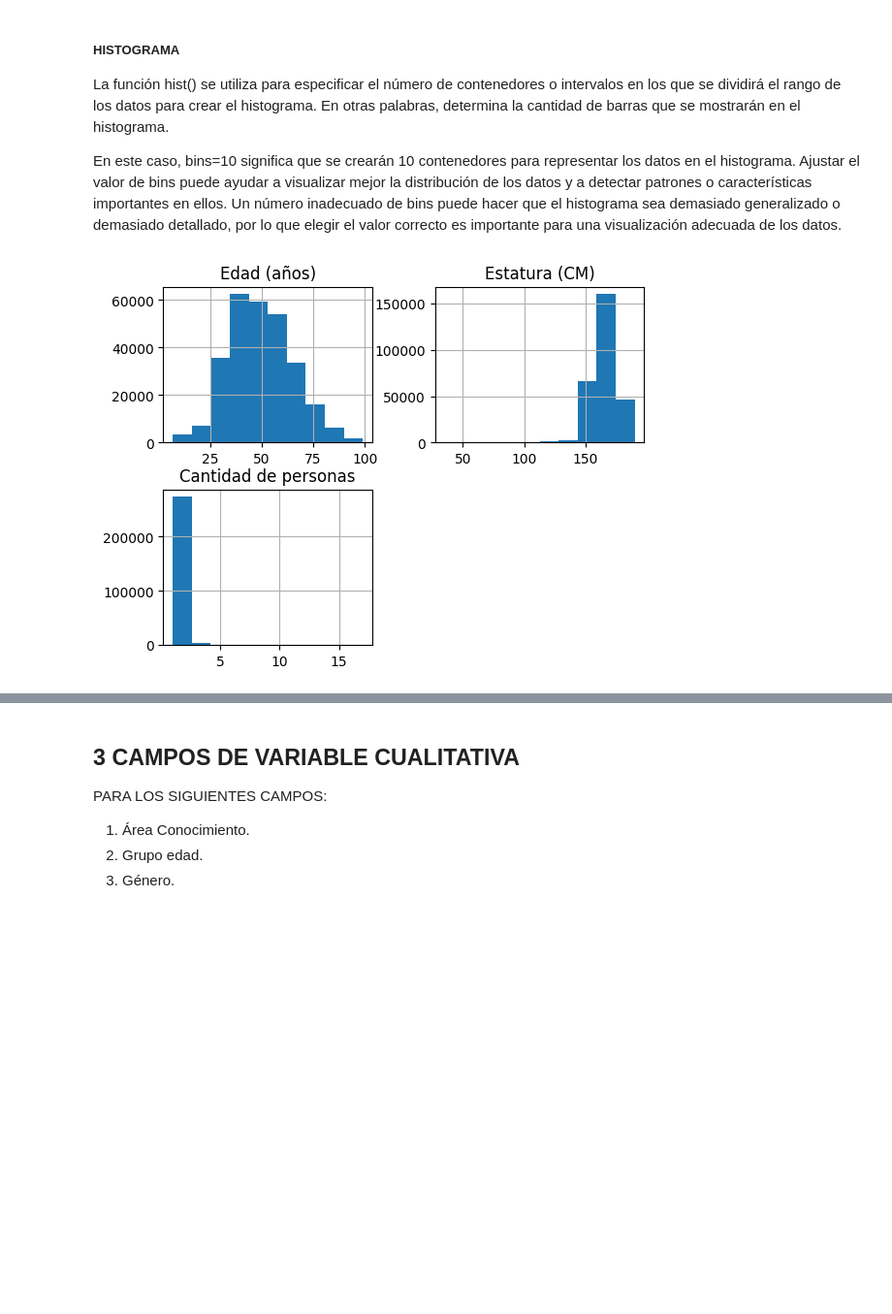
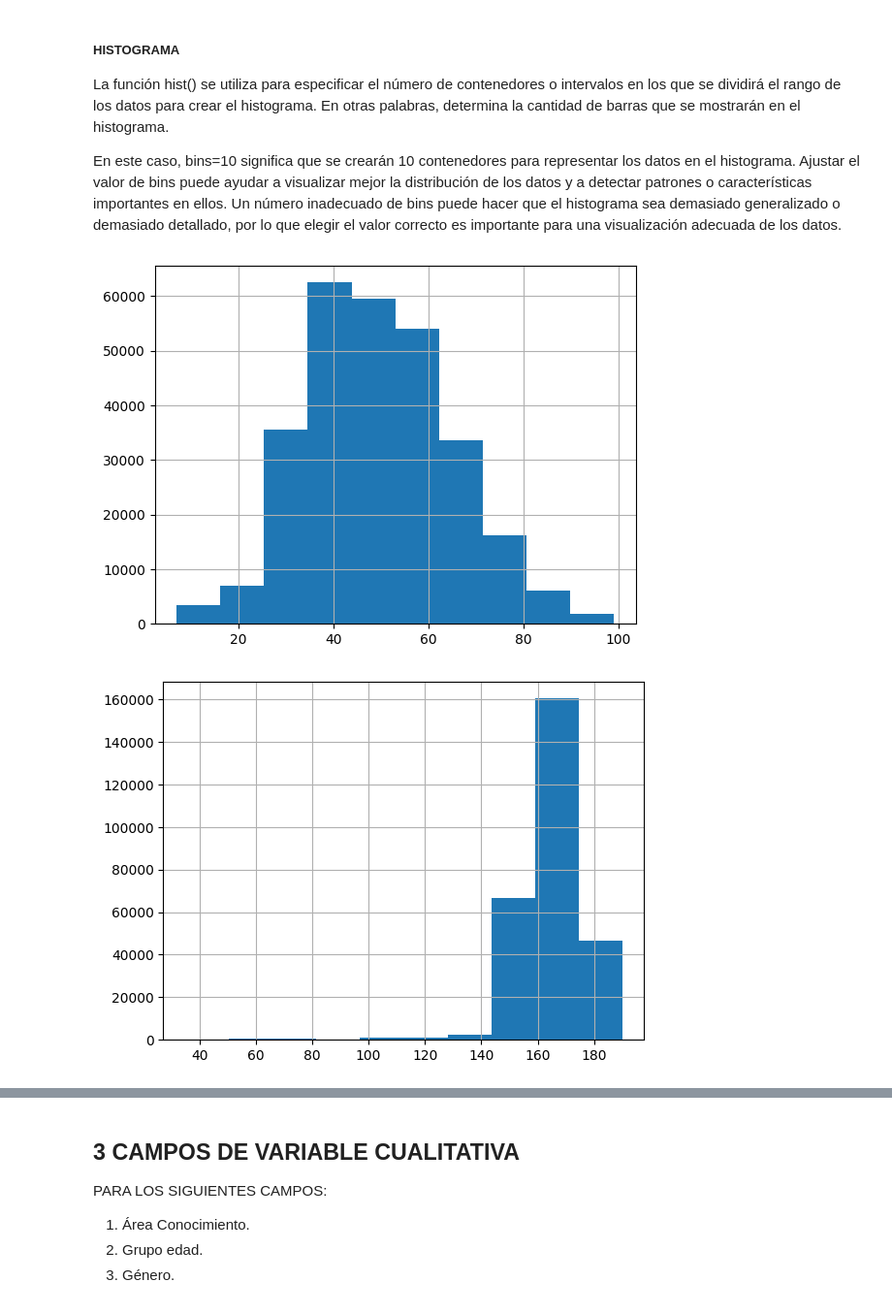
Before and after one commit to alexanderbeleno16/taller1_corte1_mi_20241, a Jupyter notebook: taller1_corte1_mi_20241.ipynb, the cells around one changed output, grey strips where cells are left out. Shown at 97% size. Drawn from its saved outputs; the diff is of its cells as text; code cells hidden in the pictures; blank space fills up the shorter version.

```diff
--- a/taller1_corte1_mi_20241.ipynb
+++ b/taller1_corte1_mi_20241.ipynb
@@ -330,7 +330,17 @@ La función hist() se utiliza para especificar el número de contenedores o inte
 
 En este caso, bins=10 significa que se crearán 10 contenedores para representar los datos en el histograma. Ajustar el valor de bins puede ayudar a visualizar mejor la distribución de los datos y a detectar patrones o características importantes en ellos. Un número inadecuado de bins puede hacer que el histograma sea demasiado generalizado o demasiado detallado, por lo que elegir el valor correcto es importante para una visualización adecuada de los datos.
 # %%
-data_frame.loc[:, ['Edad (años)', 'Estatura (CM)', 'Cantidad de personas']].hist(bins=10)
+data_frame.loc[:, 'Edad (años)'].hist(bins=10)
 plt.show()
+
+data_frame.loc[:, 'Estatura (CM)'].hist(bins=10)
+plt.show()
+
+data_frame.loc[:, 'Cantidad de personas'].hist(bins=10)
+plt.show()
+
+# data_frame.loc[:, ['Edad (años)', 'Estatura (CM)', 'Cantidad de personas']].hist(bins=10)
+# plt.show()
 # %% [output]
-[figure, old version]
+[figure, new version]
+[figure, added]
```
Also changed, not shown: parts of 1 cell of this notebook.
